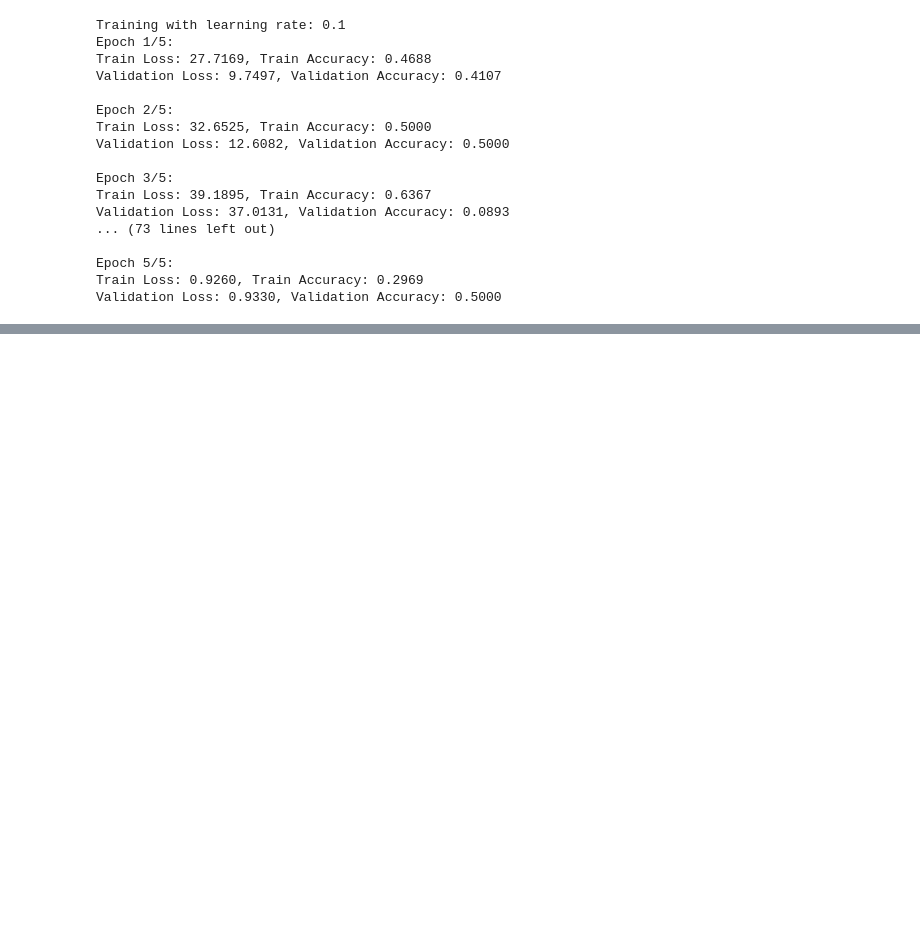
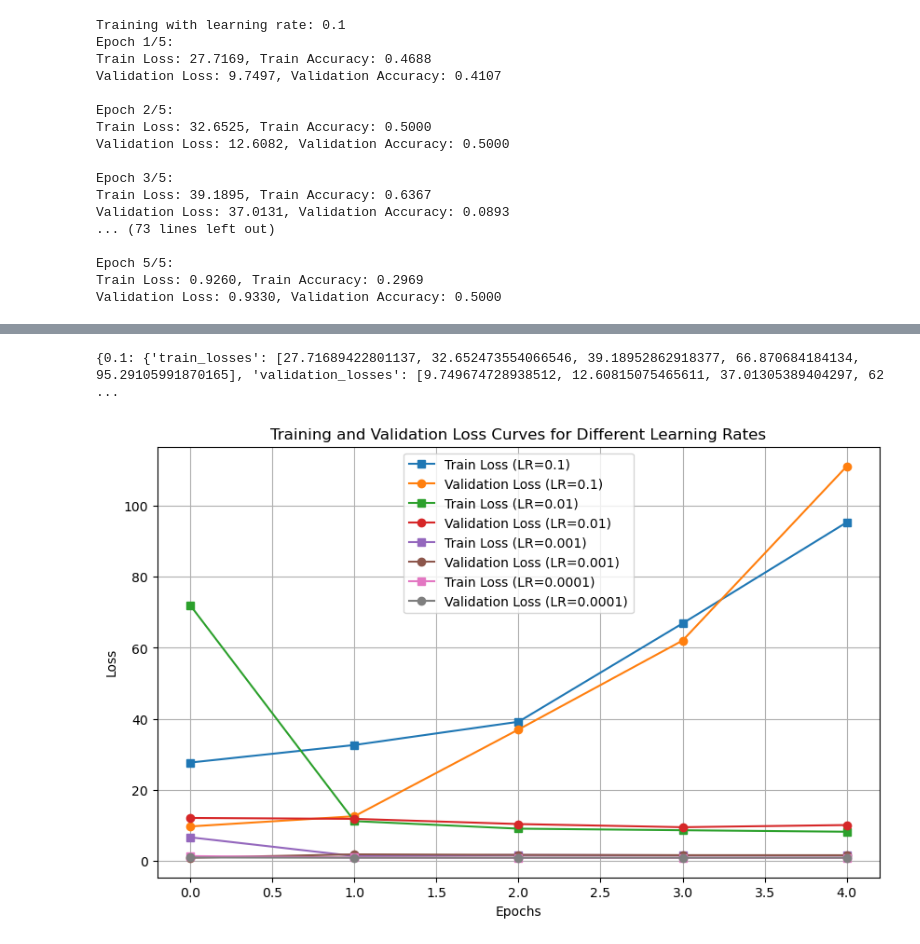
Before and after one commit to VridhiJ/LLMs, a Jupyter notebook: notebooks/Finetune_LLMs_pt1.ipynb, the cells around one changed output, grey strips where cells are left out. Drawn from its saved outputs; the diff is of its cells as text; code cells hidden in the pictures; blank space fills up the shorter version.

Commit message:
visualizing

```diff
--- a/notebooks/Finetune_LLMs_pt1.ipynb
+++ b/notebooks/Finetune_LLMs_pt1.ipynb
@@ -474,0 +482,27 @@ Validation Loss: 0.9330, Validation Accuracy: 0.5000
+# %%
+print(all_results)
+# %% [output]
+{0.1: {'train_losses': [27.71689422801137, 32.652473554066546, 39.18952862918377, 66.870684184134, 95.29105991870165], 'validation_losses': [9.749674728938512, 12.60815075465611, 37.01305389404297, 62 ...
+# %%
+def loss_curve(all_results, learning_rates):
+    plt.figure(figsize=(10, 6))
+
+    # Iterate over each learning rate and plot the loss curves
+    for lr in learning_rates:
+      train_losses = all_results[lr]['train_losses']
+      validation_losses = all_results[lr]['validation_losses']
+
+      # Plot training and validation losses
+      plt.plot(train_losses, label=f'Train Loss (LR={lr})', marker='s')
+      plt.plot(validation_losses, label=f'Validation Loss (LR={lr})', marker='o')
+
+    plt.title('Training and Validation Loss Curves for Different Learning Rates')
+    plt.xlabel('Epochs')
+    plt.ylabel('Loss')
+    plt.legend()
+    plt.grid()
+    plt.show()
+
+loss_curve(all_results, learning_rates)
+# %% [output]
+[figure, added]
```
Also changed, not shown: parts of 1 cell of this notebook.
